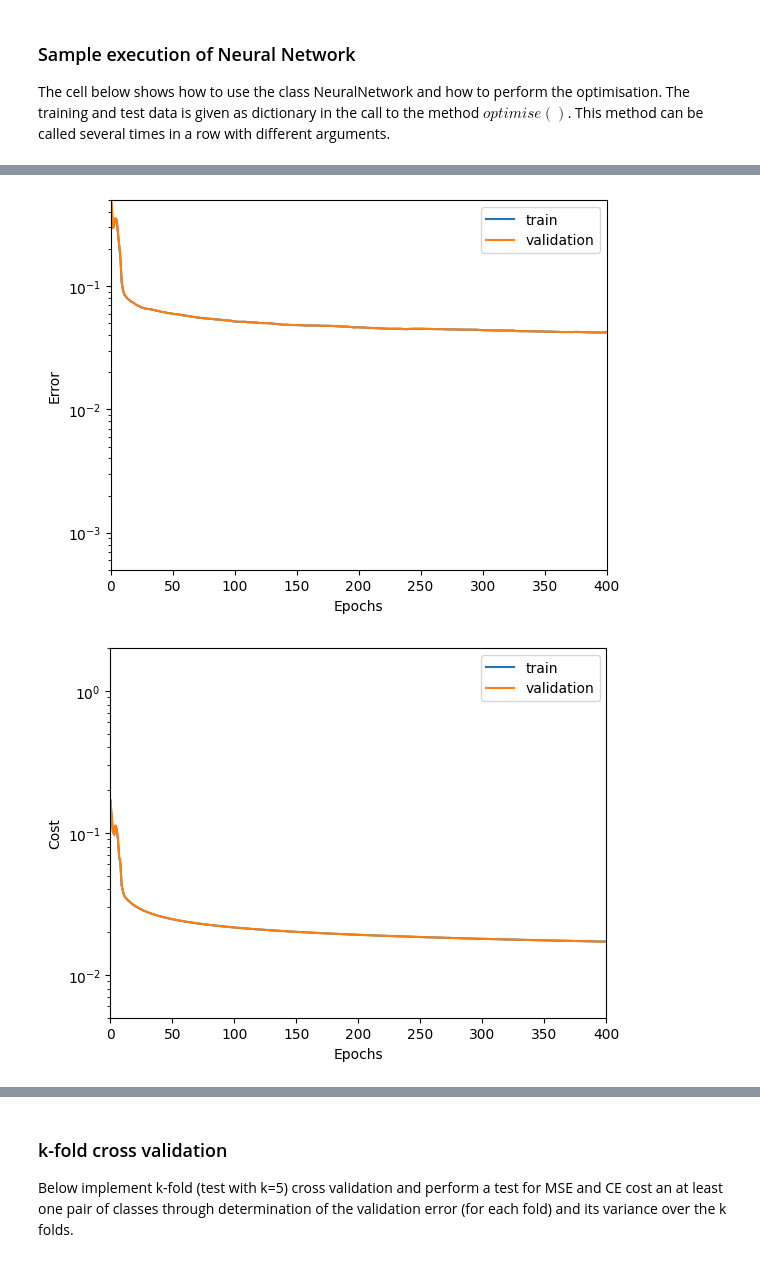
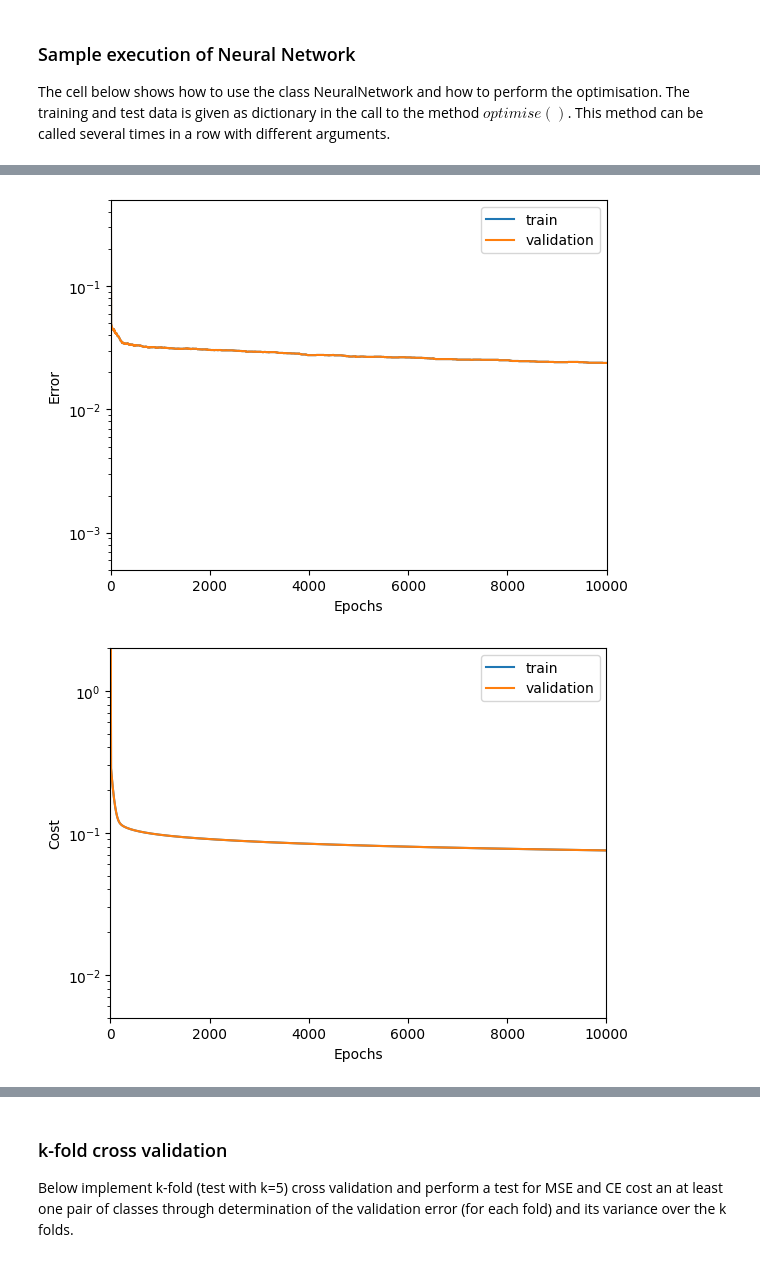
Before and after one commit to diegofrl/DeLearn23-24_PWs, a Jupyter notebook: PW2/k-fold_cross-correlation_stud.ipynb, the cells around one changed output, grey strips where cells are left out. Cells and saved outputs as stored; diff of their text form; code cells hidden in the pictures.

```diff
--- a/PW2/k-fold_cross-correlation_stud.ipynb
+++ b/PW2/k-fold_cross-correlation_stud.ipynb
@@ -281,8 +281,8 @@ class NeuralNetwork:
             self.grad_b = np.mean((y_pred * (1 - y_pred) * (y_pred - y)), 0)
         else:
     ### START YOUR CODE ###
-            self.grad_w = np.zeros((784,1))
-            self.grad_b = 0
+            self.grad_w = x.T @ (y_pred - y) / m
+            self.grad_b = np.mean((y_pred - y), 0)
     ### END YOUR CODE ###
 
 
@@ -316,7 +316,8 @@ class NeuralNetwork:
             cost = np.sum((y_pred - y)**2)/(2*m)
         else:
      ### START YOUR CODE ###
-            cost = 0.123
+            epsilon = 1e-10 #to avoid log(0)
+            cost = -np.sum(y * np.log(y_pred + epsilon) + (1 - y) * np.log(1 - y_pred + epsilon)) / m
      ### END YOUR CODE ###
 
         return cost
@@ -438,7 +439,9 @@ x_train, x_test, y_train, y_test = prepare_data(class_1, class_2, train_size=0.8
 
 ### START YOUR CODE ###
 
-#further split in train and validation data
+# keep 75% of the train data for validation
+x_val = x_train[0:int(0.25*x_train.shape[0]),:]
+y_val = y_train[0:int(0.25*y_train.shape[0])]
 
 #data is arranged as dictionary with quick access through respective keys
 data = {'x_train' : x_train, 'y_train' : y_train,  \
@@ -446,10 +449,9 @@ data = {'x_train' : x_train, 'y_train' : y_train,  \
 
 ### END YOUR CODE ###
 
-NNet = NeuralNetwork(cost_function=0, random_std = 0.2, size_in = 784)
+NNet = NeuralNetwork(cost_function=1, random_std = 0.2, size_in = 784)
 
-NNet.optimise(data, 400, 0.5, debug=50)
-#NNet.optimise(data, 200, 0.2, debug=50)
+NNet.optimise(data, 10000, 0.5, debug=50)
 
 plot_error(NNet)
 plot_cost(NNet)
@@ -467,2 +476,2 @@ result after 400 epochs, train: cost 0.01716, error 0.04214 ; validation: cost 0
-[figure, old version]
+[figure, new version]
-[figure, old version]
+[figure, new version]
```
Also changed, not shown: parts of 4 cells of this notebook.
